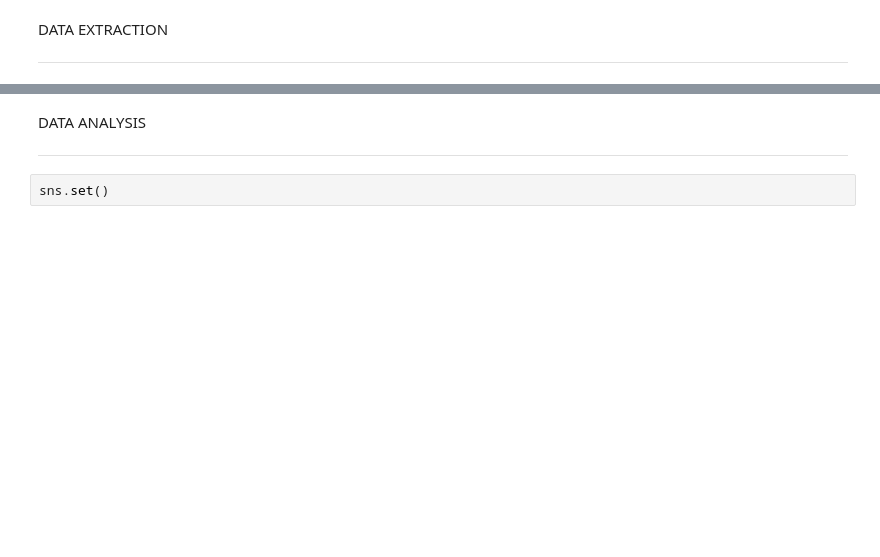
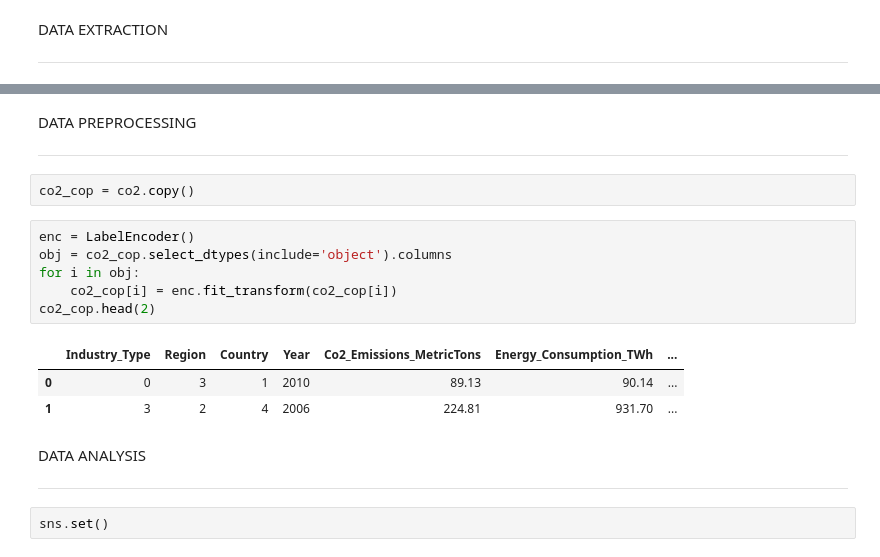
Before and after one commit to JCaesarLG/ML-Projects, a Jupyter notebook: Co2_Emissions_Regression.ipynb, the cells around one changed output, grey strips where cells are left out. Saved outputs shown, nothing was run; the diff lists cells and outputs as text; blank space fills up the shorter version.

```diff
--- a/Co2_Emissions_Regression.ipynb
+++ b/Co2_Emissions_Regression.ipynb
@@ -51,6 +51,22 @@ memory usage: 2.2+ MB
  0                         11.17                         2.93
  1                         13.34                         9.30  ,
  None)
+# %% [markdown]
+DATA PREPROCESSING
+
+---
+# %%
+co2_cop = co2.copy()
+# %%
+enc = LabelEncoder()
+obj = co2_cop.select_dtypes(include='object').columns
+for i in obj:
+    co2_cop[i] = enc.fit_transform(co2_cop[i])
+co2_cop.head(2)
+# %% [output]
+|  | Industry_Type | Region | Country | Year | Co2_Emissions_MetricTons | Energy_Consumption_TWh | ... |
+| 0 | 0 | 3 | 1 | 2010 | 89.13 | 90.14 | ... |
+| 1 | 3 | 2 | 4 | 2006 | 224.81 | 931.70 | ... |
 # %% [markdown]
 DATA ANALYSIS
 
```
Also changed, not shown: parts of 21 cells of this notebook.
